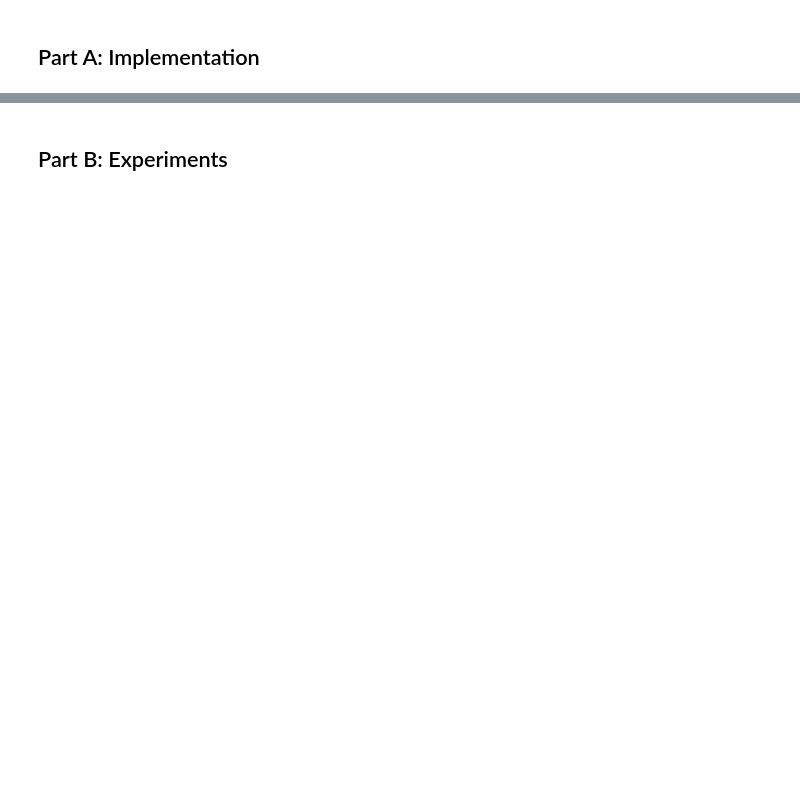
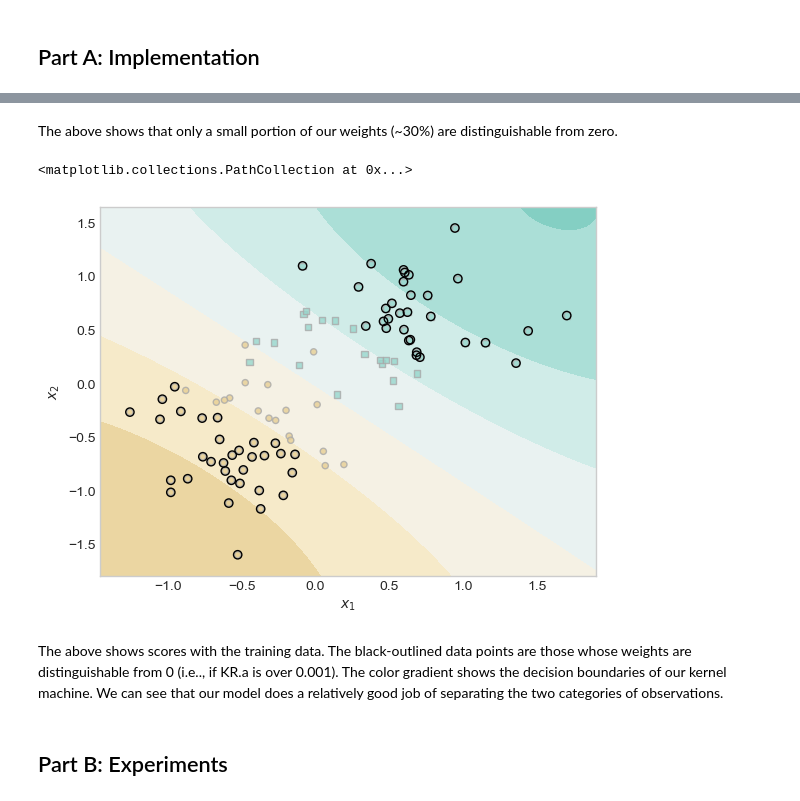
Before and after one commit to jjr2024/github_jjr2024.github.io, a Jupyter notebook: posts/kernel-machines/kernel-machines.ipynb, the cells around one changed output, grey strips where cells are left out. Cells and saved outputs as stored; diff of their text form; code cells hidden in the pictures; blank space fills up the shorter version.

```diff
--- a/posts/kernel-machines/kernel-machines.ipynb
+++ b/posts/kernel-machines/kernel-machines.ipynb
@@ -58,2 +104,32 @@ NameError: name 'plt' is not defined
+# %% [markdown]
+The above shows that only a small portion of our weights (~30%) are distinguishable from zero.
+# %%
+ix = torch.abs(KR.a) > 0.001
+
+x1 = torch.linspace(X[:,0].min() - 0.2, X[:,0].max() + 0.2, 101)
+x2 = torch.linspace(X[:,1].min() - 0.2, X[:,1].max() + 0.2, 101)
+
+X1, X2 = torch.meshgrid(x1, x2, indexing='ij')
+
+x1 = X1.ravel()
+x2 = X2.ravel()
+
+X_ = torch.stack((x1, x2), dim = 1)
+
+preds = KR.score(X_, recompute_kernel = True)
+preds = 1.0*torch.reshape(preds, X1.size())
+
+fig, ax = plt.subplots(1, 1)
+ax.contourf(X1, X2, preds, origin = "lower", cmap = "BrBG",
+vmin = 2*preds.min() - preds.max(), vmax = 2*preds.max() - preds.min()
+)
+plot_classification_data(X, y, ax)
+plt.scatter(X[ix, 0],X[ix, 1], facecolors = "none", edgecolors = "black")
+# ax.scatter(X[ix, 0],X[ix, 1], facecolors = "none", edgecolors = "black")
+# %% [output]
+<matplotlib.collections.PathCollection at 0x...>
+[figure, added]
+# %% [markdown]
+The above shows scores with the training data. The black-outlined data points are those whose weights are distinguishable from 0 (i.e.., if KR.a is over 0.001). The color gradient shows the decision boundaries of our kernel machine. We can see that our model does a relatively good job of separating the two categories of observations.
 # %% [markdown]
 ## Part B: Experiments
```
Also changed, not shown: parts of 46 cells of this notebook, 3 other files.
